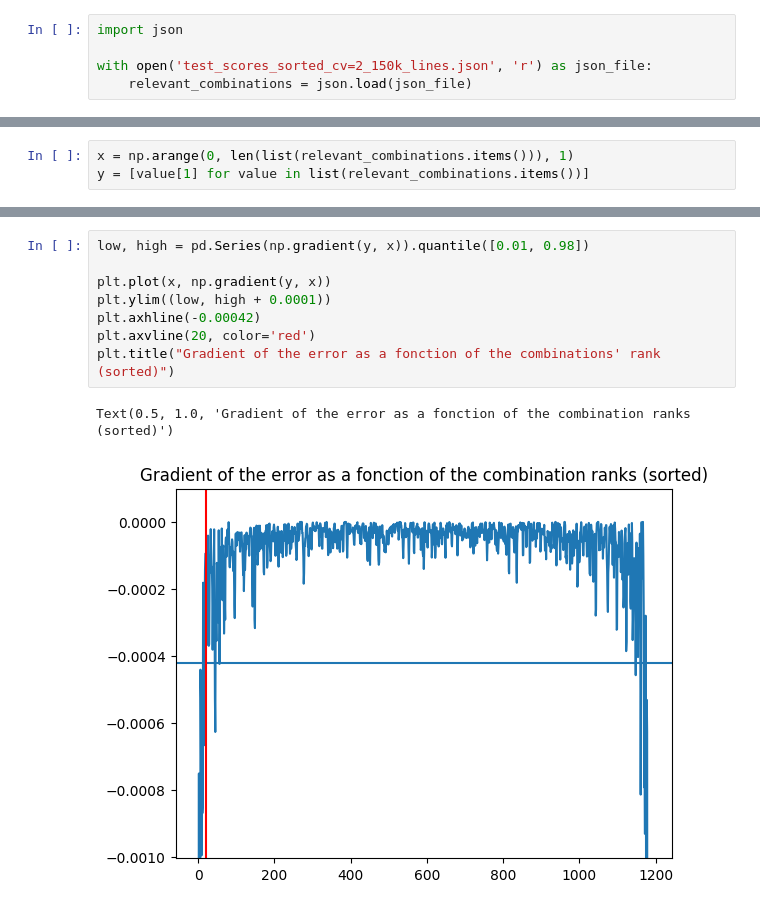
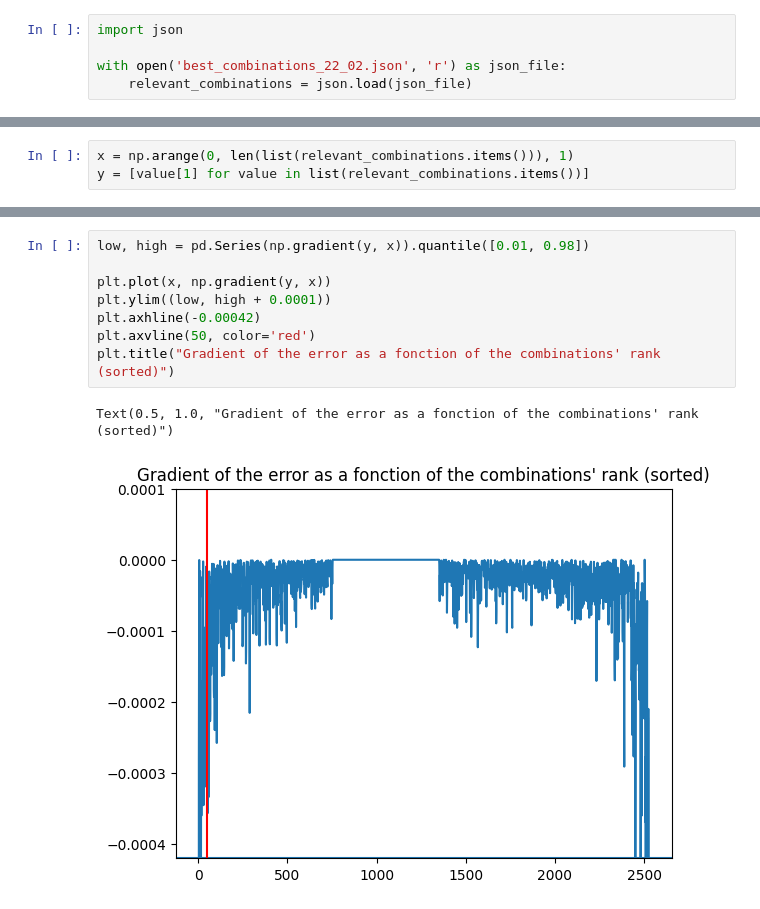
Before and after one commit to bparent11/kaggle-S5E2, a Jupyter notebook: work.ipynb, the cells around one changed output, grey strips where cells are left out. Cells and saved outputs as stored; diff of their text form.

```diff
--- a/work.ipynb
+++ b/work.ipynb
@@ -245,7 +245,7 @@ VIZ ON COLUMN COMBINATION
 # %%
 import json
 
-with open('test_scores_sorted_cv=2_150k_lines.json', 'r') as json_file:
+with open('best_combinations_22_02.json', 'r') as json_file:
     relevant_combinations = json.load(json_file)
 # %%
 first_thirty = list(relevant_combinations.items())[:30]
@@ -269,11 +269,11 @@ plt.show()
 # %%
 low, high = pd.Series(np.gradient(y, x)).quantile([0.01, 0.98])
 
 plt.plot(x, np.gradient(y, x))
 plt.ylim((low, high + 0.0001))
 plt.axhline(-0.00042)
-plt.axvline(20, color='red')
+plt.axvline(50, color='red')
 plt.title("Gradient of the error as a fonction of the combinations' rank (sorted)")
 # %% [output]
-Text(0.5, 1.0, 'Gradient of the error as a fonction of the combination ranks (sorted)')
+Text(0.5, 1.0, "Gradient of the error as a fonction of the combinations' rank (sorted)")
-[figure, old version]
+[figure, new version]
```
Also changed, not shown: parts of 1 cell of this notebook, 1 other file.
